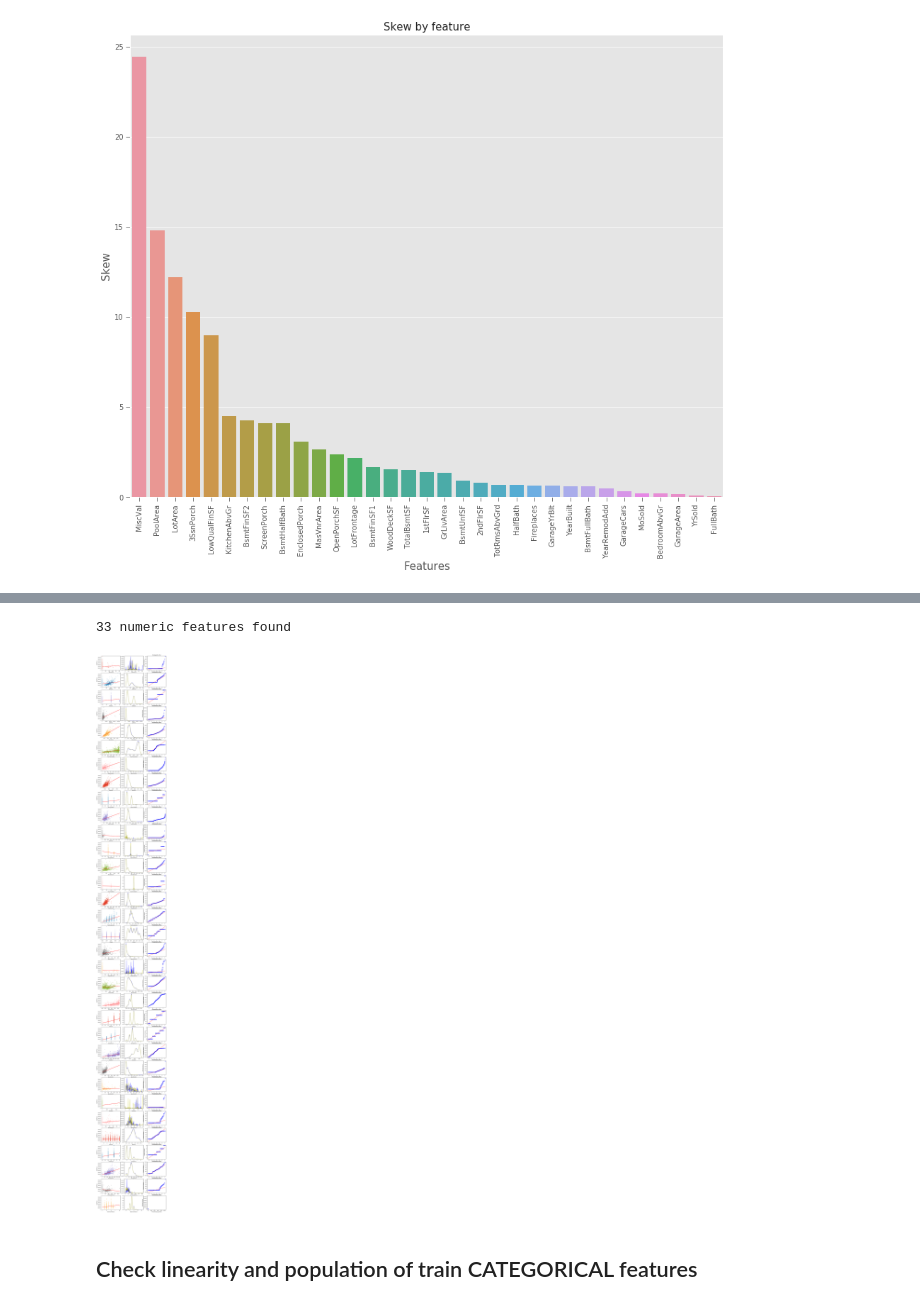
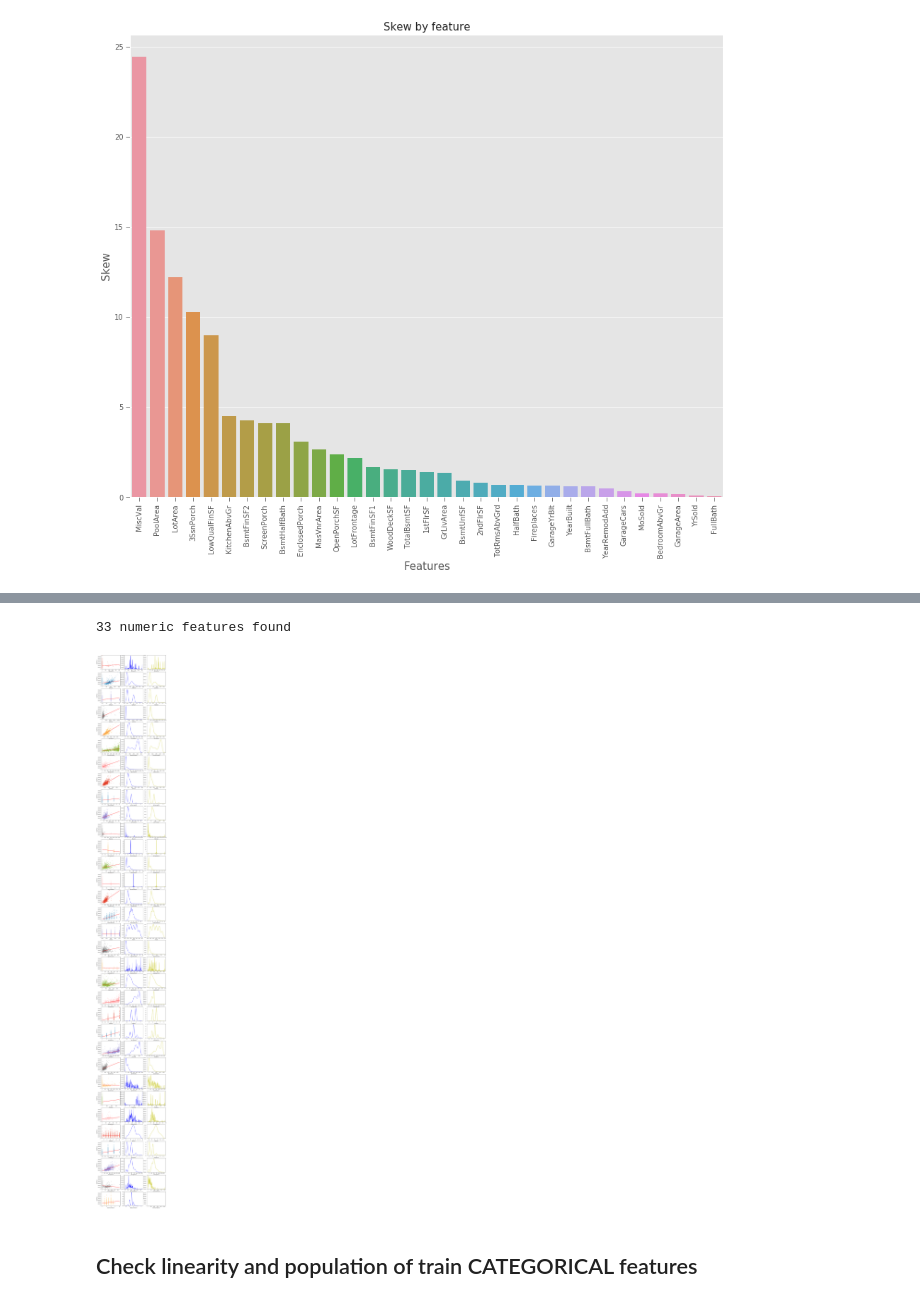
Before and after one commit to benji/generic-eda-notebook, a Jupyter notebook: generic_eda.ipynb, the cells around one changed output, grey strips where cells are left out. Saved outputs shown, nothing was run; the diff lists cells and outputs as text; code cells hidden in the pictures.

Commit message:
Comparing train/test data distributions

```diff
--- a/generic_eda.ipynb
+++ b/generic_eda.ipynb
@@ -55,6 +55,8 @@ train0 = train.copy()
 target = schema['target']
 labels = train[target]
 features = set(train.columns) - set([target,schema['id']])
-print features
+print len(features), 'features'
+for f in features:
+    print schema['columns'][f]['type'], f
 train.drop([target],axis=1,inplace=True)
 # %% [output]
@@ -170,8 +188,11 @@ plt.show()
 # %% [markdown]
 ## Evaluate Skew of NUMERIC features
 # %%
+#MIN_UNIQUE_VALUES=2
+MIN_UNIQUE_VALUES=3
+
 if True:
-    numeric_features = [c for c in features if schema['columns'][c]['type'] == 'NUMERIC' and train[c].nunique() > 2 ]
+    numeric_features = [c for c in features if schema['columns'][c]['type'] == 'NUMERIC' and train[c].nunique() >= MIN_UNIQUE_VALUES ]
 
     skdf = pd.DataFrame(columns=['col','skew'])
     for i, c in enumerate(numeric_features):
@@ -195,22 +220,26 @@ if True:
 # %%
+#MIN_UNIQUE_VALUES=2
+MIN_UNIQUE_VALUES=3
+
 if True:
-    numeric_features = [c for c in features if schema['columns'][c]['type'] == 'NUMERIC' and train[c].nunique() > 2 ]
+    numeric_features = [c for c in features if schema['columns'][c]['type'] == 'NUMERIC' and train[c].nunique() >= MIN_UNIQUE_VALUES ]
 
     n_num_feat = len(numeric_features)
     print n_num_feat,'numeric features found'
 
     sns.set_style('ticks')
     fig, ax = plt.subplots(len(numeric_features),3,figsize=(15, n_num_feat*4))
     for i,c in enumerate(numeric_features):
-        sns.distplot(train[c], color='b',ax=ax[i,1], hist=False)
-        sns.distplot(test[c], color='y',ax=ax[i,1], hist=False)
-
         sns.regplot(x=train[c], y=labels, ax=ax[i,0], scatter_kws={"s": 10},
                     line_kws={'color':'red'}, order=1, ci=None, truncate=True)
-        res = stats.probplot(train[c],  plot=ax[i,2])
+
+        sns.distplot(train[c], color='b',ax=ax[i,1], hist=False)
+        sns.distplot(test[c], color='y',ax=ax[i,2], hist=False)
+
+        #res = stats.probplot(train[c],  plot=ax[i,2])
 # %% [output]
 33 numeric features found
-[figure, old version]
+[figure, new version]
 # %% [markdown]
 ## Check linearity and population of train CATEGORICAL features
 # %%
```
Also changed, not shown: parts of 3 cells of this notebook.
